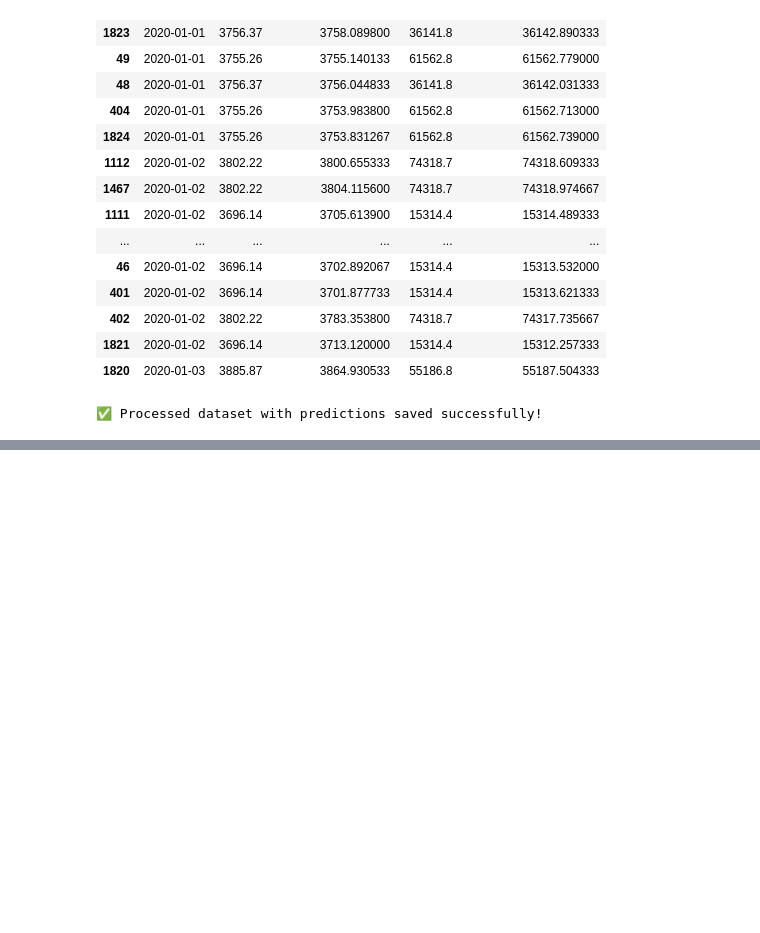
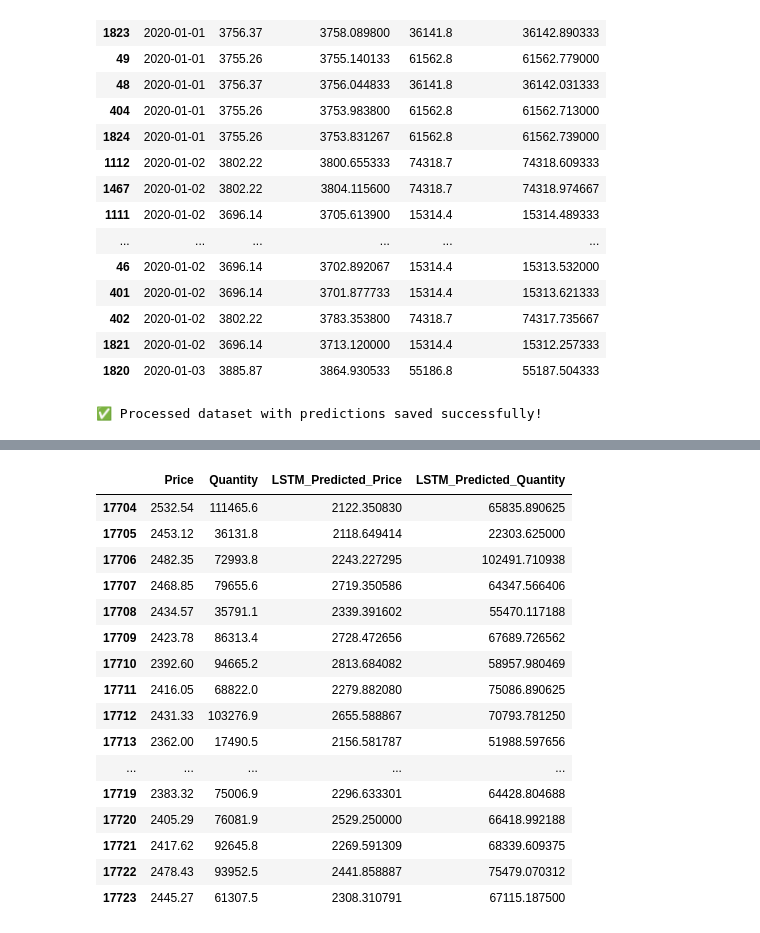
Before and after one commit to abhaydubey200/Second_Project-_Price_prediction_model, a Jupyter notebook: Prophet_RF_Data.ipynb, the cells around one changed output, grey strips where cells are left out. Saved outputs shown, nothing was run; the diff lists cells and outputs as text; code cells hidden in the pictures; blank space fills up the shorter version.

```diff
--- a/Prophet_RF_Data.ipynb
+++ b/Prophet_RF_Data.ipynb
@@ -403,0 +595,21 @@ print("✅ Processed dataset with predictions saved successfully!")
+# %%
+
+df_pred.tail(20)
+# %% [output]
+|  | Price | Quantity | LSTM_Predicted_Price | LSTM_Predicted_Quantity |
+| 17704 | 2532.54 | 111465.6 | 2122.350830 | 65835.890625 |
+| 17705 | 2453.12 | 36131.8 | 2118.649414 | 22303.625000 |
+| 17706 | 2482.35 | 72993.8 | 2243.227295 | 102491.710938 |
+| 17707 | 2468.85 | 79655.6 | 2719.350586 | 64347.566406 |
+| 17708 | 2434.57 | 35791.1 | 2339.391602 | 55470.117188 |
+| 17709 | 2423.78 | 86313.4 | 2728.472656 | 67689.726562 |
+| 17710 | 2392.60 | 94665.2 | 2813.684082 | 58957.980469 |
+| 17711 | 2416.05 | 68822.0 | 2279.882080 | 75086.890625 |
+| 17712 | 2431.33 | 103276.9 | 2655.588867 | 70793.781250 |
+| 17713 | 2362.00 | 17490.5 | 2156.581787 | 51988.597656 |
+| ... | ... | ... | ... | ... |
+| 17719 | 2383.32 | 75006.9 | 2296.633301 | 64428.804688 |
+| 17720 | 2405.29 | 76081.9 | 2529.250000 | 66418.992188 |
+| 17721 | 2417.62 | 92645.8 | 2269.591309 | 68339.609375 |
+| 17722 | 2478.43 | 93952.5 | 2441.858887 | 75479.070312 |
+| 17723 | 2445.27 | 61307.5 | 2308.310791 | 67115.187500 |
```
Also changed, not shown: parts of 12 cells of this notebook.
